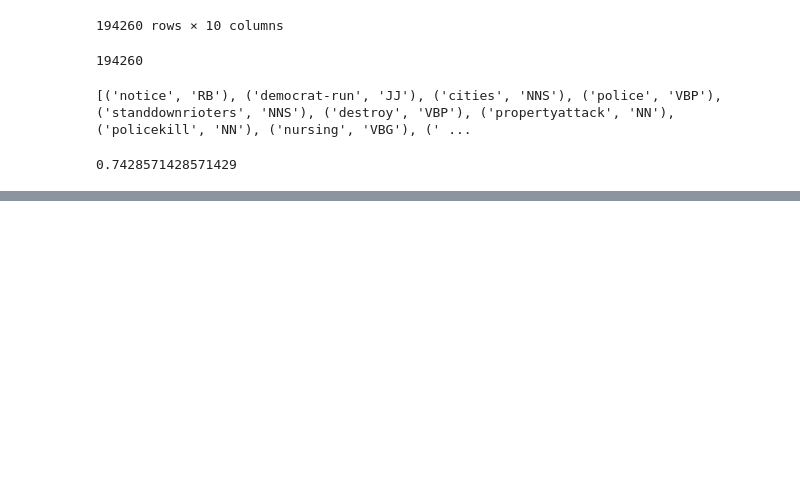
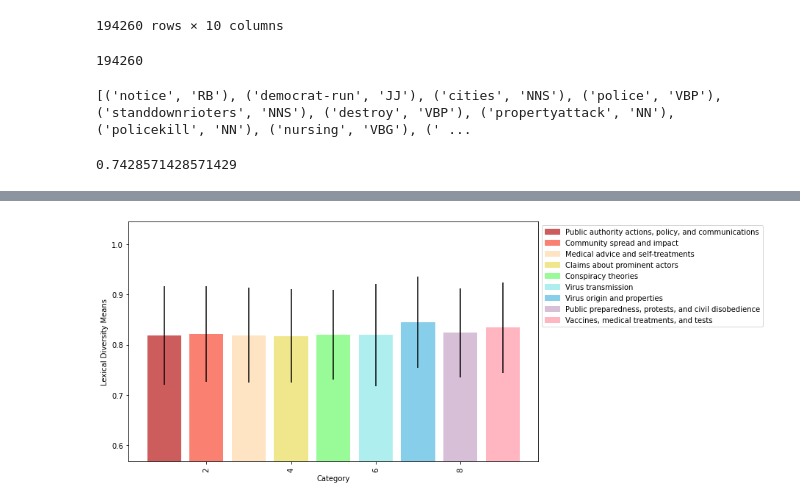
Before and after one commit to harvey-cash/covid-rumours, a Jupyter notebook: Language Analysis.ipynb, the cells around one changed output, grey strips where cells are left out. Cells and saved outputs as stored; diff of their text form; code cells hidden in the pictures; blank space fills up the shorter version.

```diff
--- a/Language Analysis.ipynb
+++ b/Language Analysis.ipynb
@@ -327,0 +401,3 @@ pptext.remove_punctuation
+# %%
+df['Cleaned_Tweets'] = cleaned_tweets
+df.to_csv('../CleanedTweets.csv')
@@ -327,0 +432,7 @@ pptext.remove_punctuation
+# %%
+df['LD3'] = ld3
+display(df)
+#print(df.iloc[0]['Tweet'], df.iloc[0]['Cleaned_Tweets'])
+#print(len(df.iloc[0]['Tweet'].split()), len(df.iloc[0]['Cleaned_Tweets'].split()))
+
+df.to_csv('../LDData.csv')
@@ -327,0 +499,28 @@ pptext.remove_punctuation
+# %%
+colors = {
+    'Public authority actions, policy, and communications' : 'indianred',
+    'Community spread and impact' : 'salmon',
+    'Medical advice and self-treatments' : 'bisque',
+    'Claims about prominent actors' : 'khaki',
+    'Conspiracy theories' : 'palegreen',
+    'Virus transmission' : 'paleturquoise',
+    'Virus origin and properties' : 'skyblue',
+    'Public preparedness, protests, and civil disobedience' : 'thistle',
+    'Vaccines, medical treatments, and tests' : 'lightpink',
+}
+
+def plot_cat_ld(yaxis, ylabel, error):
+    plt.figure(figsize=(10,6))
+    ax = plt.bar(cat_idx, yaxis, yerr=error, color=colors.values())
+    plt.ylim(min(yaxis)-0.25,max(yaxis)+0.2)
+    plt.xticks(rotation=90)
+    plt.xlabel("Category")
+    plt.ylabel(ylabel)
+    labels = CATEGORIES
+    handles = [plt.Rectangle((0,0),1,1, color=colors[label]) for label in labels]
+    plt.legend(handles, labels, loc='upper left', bbox_to_anchor=(1, 1))
+    plt.show()
+# %%
+plot_cat_ld([ldiv_cat_m[CATEGORIES[i-1]] for i in cat_idx], "Lexical Diversity Means", [ldiv_cat_std[CATEGORIES[i-1]] for i in cat_idx])
+# %% [output]
+[figure, added]
```
Also changed, not shown: parts of 18 cells of this notebook.
